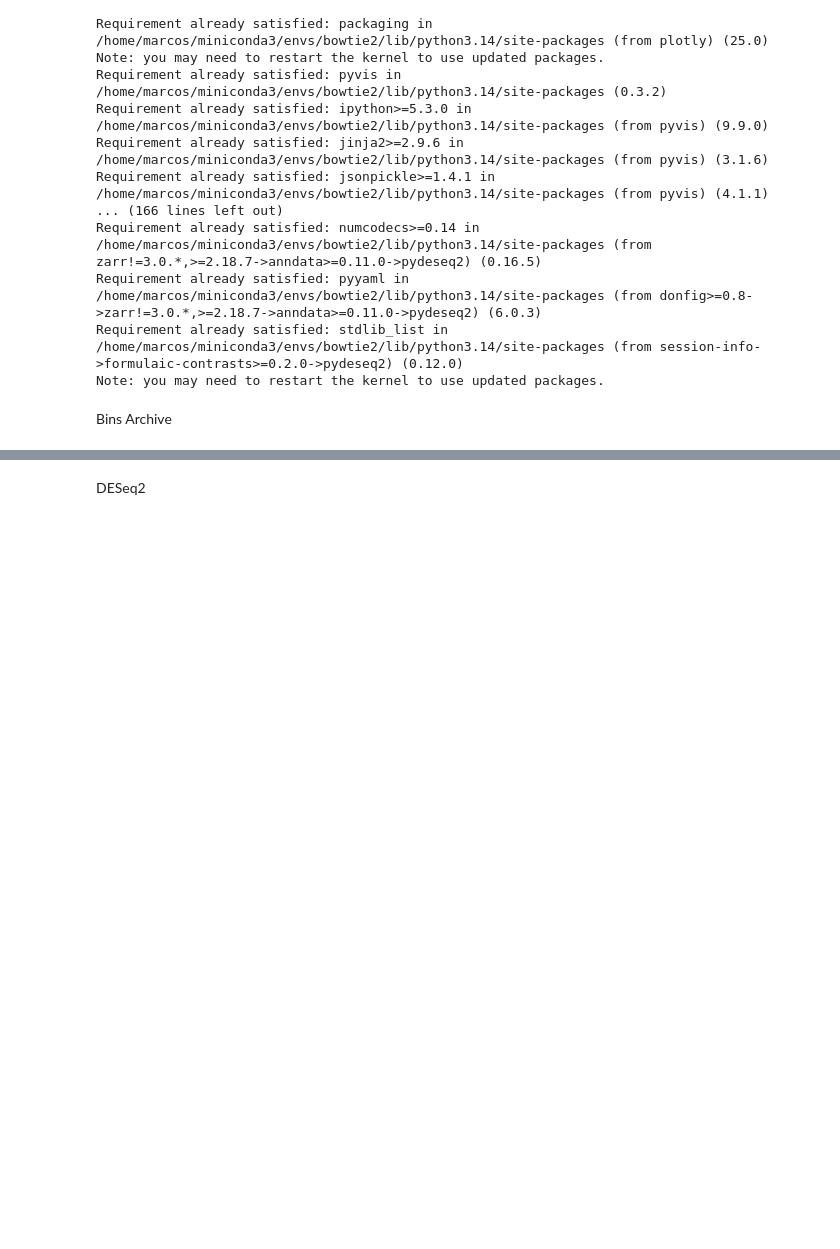
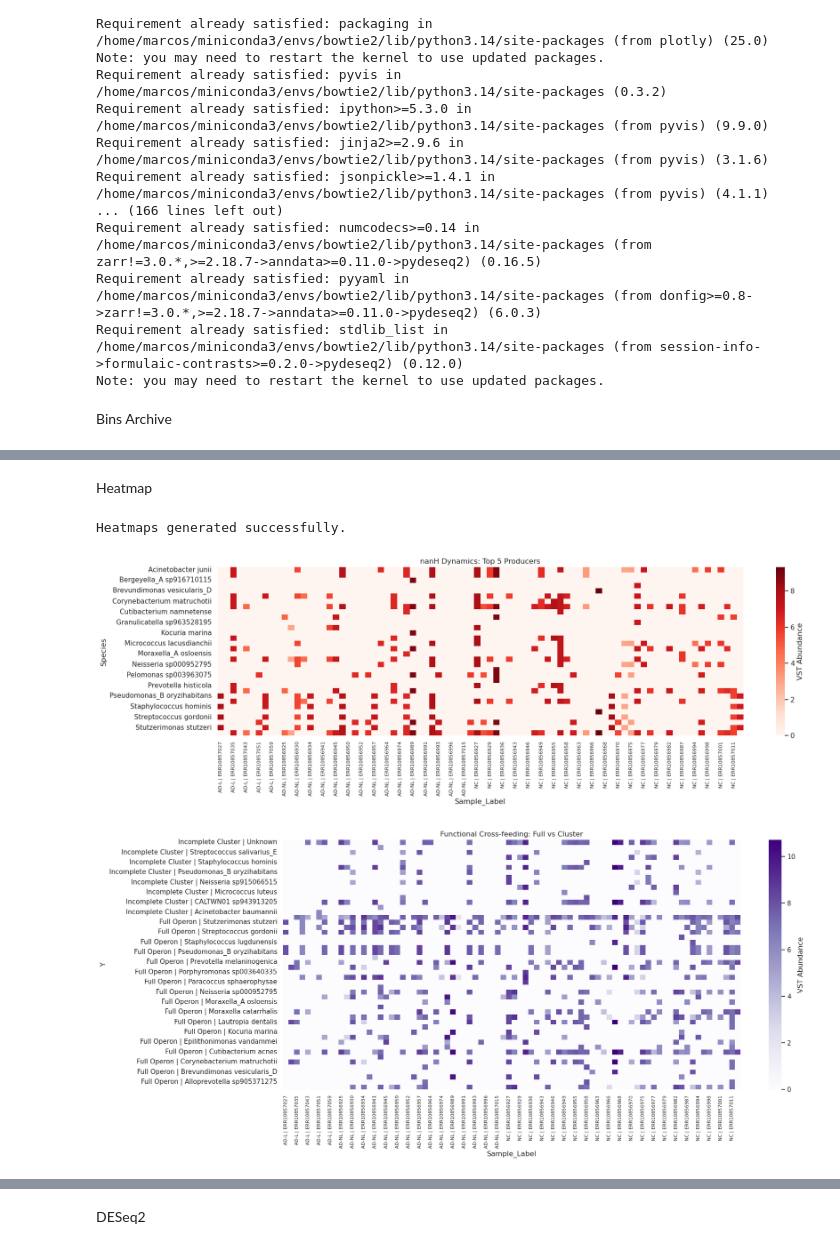
Before and after one commit to Marcosv21/Doc_project, a Jupyter notebook: statistical_analysis/plots_doc_simple.ipynb, the cells around one changed output, grey strips where cells are left out. Drawn from its saved outputs; the diff is of its cells as text; code cells hidden in the pictures; blank space fills up the shorter version.

```diff
--- a/statistical_analysis/plots_doc_simple.ipynb
+++ b/statistical_analysis/plots_doc_simple.ipynb
@@ -909,0 +322,74 @@ Saved to: /home/marcos/PRJEB59406/ORGANIZED_RESULTS/figures/gtdb_quality/Fig2_Co
+# %% [markdown]
+Heatmap
+# %%
+import pandas as pd
+import seaborn as sns
+import matplotlib.pyplot as plt
+import os
+
+# 1. Setup
+FILE_PATH = "/home/marcos/PRJEB59406/ORGANIZED_RESULTS_PJREB59406/ORGANIZED_RESULTS_PRJEB59406/Final_Table_Taxonomy_Function_DESeq2.tsv"
+OUT_DIR = "/home/marcos/PRJEB59406/ORGANIZED_RESULTS_PJREB59406/ORGANIZED_RESULTS_PRJEB59406/image"
+os.makedirs(OUT_DIR, exist_ok=True)
+
+df = pd.read_csv(FILE_PATH, sep='\t').dropna(subset=['Species'])
+df = df[df['Species'] != '']
+
+# Parse boolean flags
+genes = ['has_nanH', 'has_nanE', 'has_nanK', 'has_nanA', 'has_nanT']
+for g in genes:
+    df[g] = df[g].astype(str).str.upper().isin(['YES', 'TRUE', '1', '1.0'])
+
+df['Sample_Label'] = df['Group'].astype(str) + " | " + df['Sample'].astype(str)
+all_samples = sorted(df['Sample_Label'].unique())
+
+# Helper to get top proteins per group
+def get_best_prots(data, group_col):
+    top_sp = data.groupby(group_col)['VST_Abundance'].mean().nlargest(5).index
+    return [data[data[group_col] == sp].groupby('Protein')['VST_Abundance'].mean().idxmax() for sp in top_sp]
+
+# 2. Heatmap 1: Top 5 nanH Species
+df_h = df[df['has_nanH']].copy()
+if not df_h.empty:
+    prots = get_best_prots(df_h, 'Species')
+    pivot = df_h[df_h['Protein'].isin(prots)].pivot_table(index='Species', columns='Sample_Label', values='VST_Abundance').fillna(0)
+    pivot = pivot.reindex(columns=all_samples, fill_value=0)
+
+    plt.figure(figsize=(18, 6))
+    sns.heatmap(pivot, cmap="Reds", cbar_kws={'label': 'VST Abundance'})
+    plt.title('nanH Dynamics: Top 5 Producers')
+    plt.xticks(rotation=90, fontsize=8)
+    plt.tight_layout()
+    plt.savefig(os.path.join(OUT_DIR, "Heatmap_1_nanH.png"), dpi=300)
+
+# 3. Heatmap 2: Full Operon vs Cluster
+mask_full = df[genes].all(axis=1)
+mask_clst = (~df['has_nanH']) & df[['has_nanE', 'has_nanK', 'has_nanA', 'has_nanT']].all(axis=1)
+
+df.loc[mask_full, 'Status'] = 'Full Operon'
+df.loc[mask_clst, 'Status'] = 'Incomplete Cluster'
+df_func = df.dropna(subset=['Status']).copy()
+
+if not df_func.empty:
+    prots = []
+    for s in ['Full Operon', 'Incomplete Cluster']:
+        sub = df_func[df_func['Status'] == s]
+        if not sub.empty: prots.extend(get_best_prots(sub, 'Species'))
+
+    df_func = df_func[df_func['Protein'].isin(prots)]
+    df_func['Y'] = df_func['Status'] + " | " + df_func['Species']
+    pivot = df_func.pivot_table(index='Y', columns='Sample_Label', values='VST_Abundance').fillna(0)
+    pivot = pivot.reindex(columns=all_samples, fill_value=0).sort_index(ascending=False)
+
+    plt.figure(figsize=(18, 8))
+    sns.heatmap(pivot, cmap="Purples", cbar_kws={'label': 'VST Abundance'})
+    plt.title('Functional Cross-feeding: Full vs Cluster')
+    plt.xticks(rotation=90, fontsize=8)
+    plt.tight_layout()
+    plt.savefig(os.path.join(OUT_DIR, "Heatmap_2_Functional.png"), dpi=300)
+
+print("Heatmaps generated successfully.")
+# %% [output]
+Heatmaps generated successfully.
+[figure, added]
+[figure, added]
```
Also changed, not shown: parts of 67 cells of this notebook, 7 other files.
